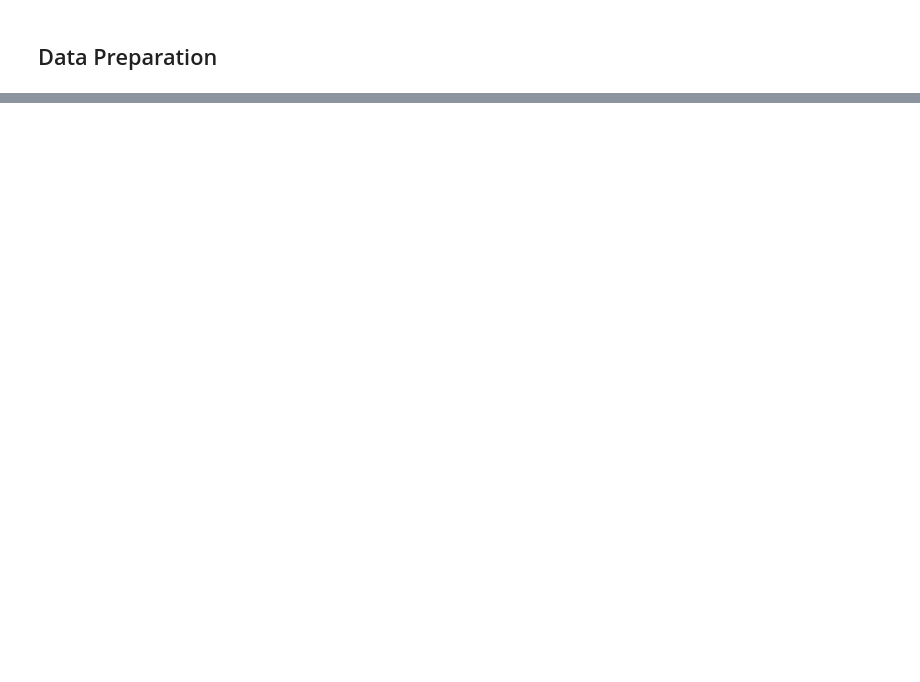
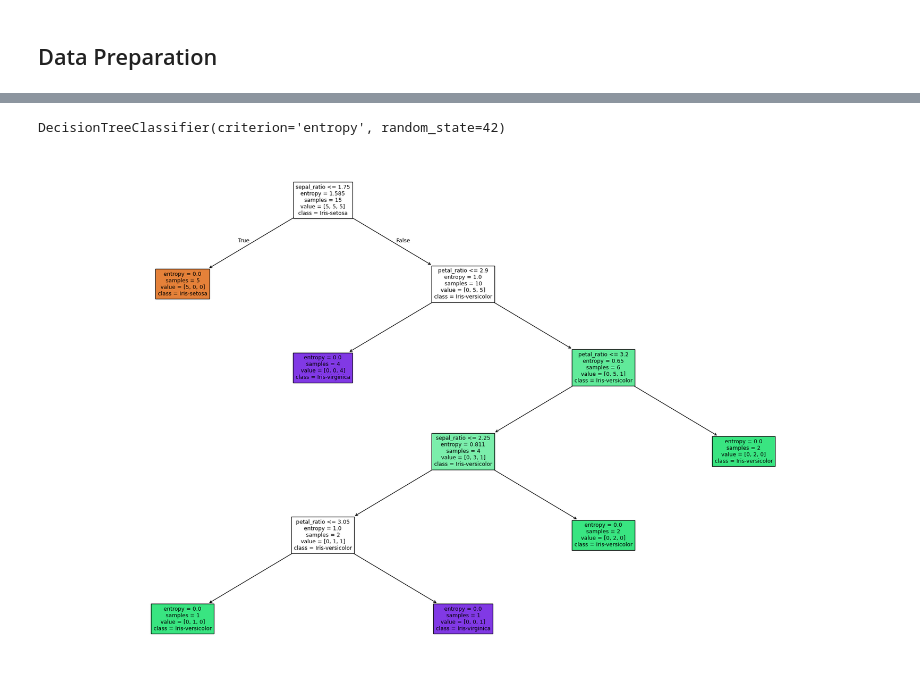
Before and after one commit to rhindottire/Data-Mining, a Jupyter notebook: pendata/Tugas7.ipynb, the cells around one changed output, grey strips where cells are left out. Cells and saved outputs as stored; diff of their text form; code cells hidden in the pictures; blank space fills up the shorter version.

Commit message:
Decision Tree training model

```diff
--- a/pendata/Tugas7.ipynb
+++ b/pendata/Tugas7.ipynb
@@ -950,0 +253,3 @@ Tree Depth: 2
+# %%
+df = pd.read_csv('data/tugas7/decisiontree.csv')
+df
@@ -950,0 +273,6 @@ Tree Depth: 2
+# %%
+df['sepal_ratio'] = (df['sepal length'] / df['sepal width']).round(1)
+df['petal_ratio'] = (df['petal length'] / df['petal width']).round(1)
+
+final_data = df[['Class', 'sepal_ratio', 'petal_ratio']]
+final_data
@@ -950,0 +296,18 @@ Tree Depth: 2
+# %%
+X = final_data[['sepal_ratio', 'petal_ratio']]  # Features
+y = final_data['Class']  # Target
+
+model = DecisionTreeClassifier(criterion='entropy', random_state=42)
+model.fit(X, y)
+# %% [output]
+DecisionTreeClassifier(criterion='entropy', random_state=42)
+# %%
+plt.figure(figsize=(25,15))
+plot_tree(model,
+          feature_names=['sepal_ratio', 'petal_ratio'],
+          class_names=model.classes_,
+          filled=True,
+          fontsize=9)
+plt.show()
+# %% [output]
+[figure, added]
```
Also changed, not shown: parts of 75 cells of this notebook, 1 other file.
